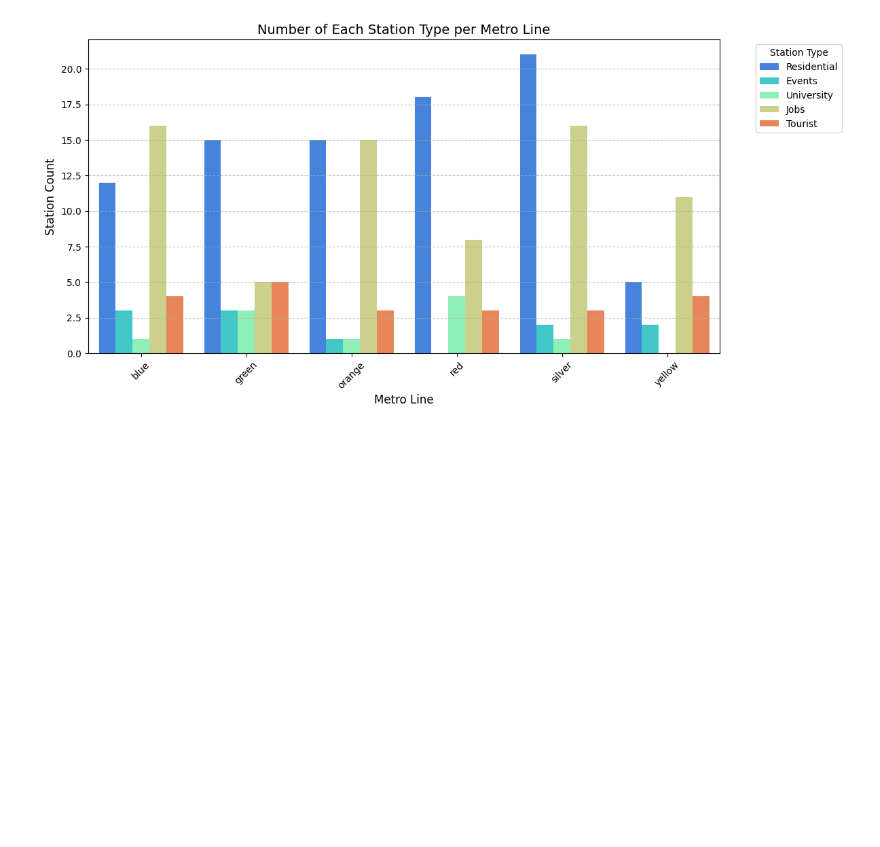
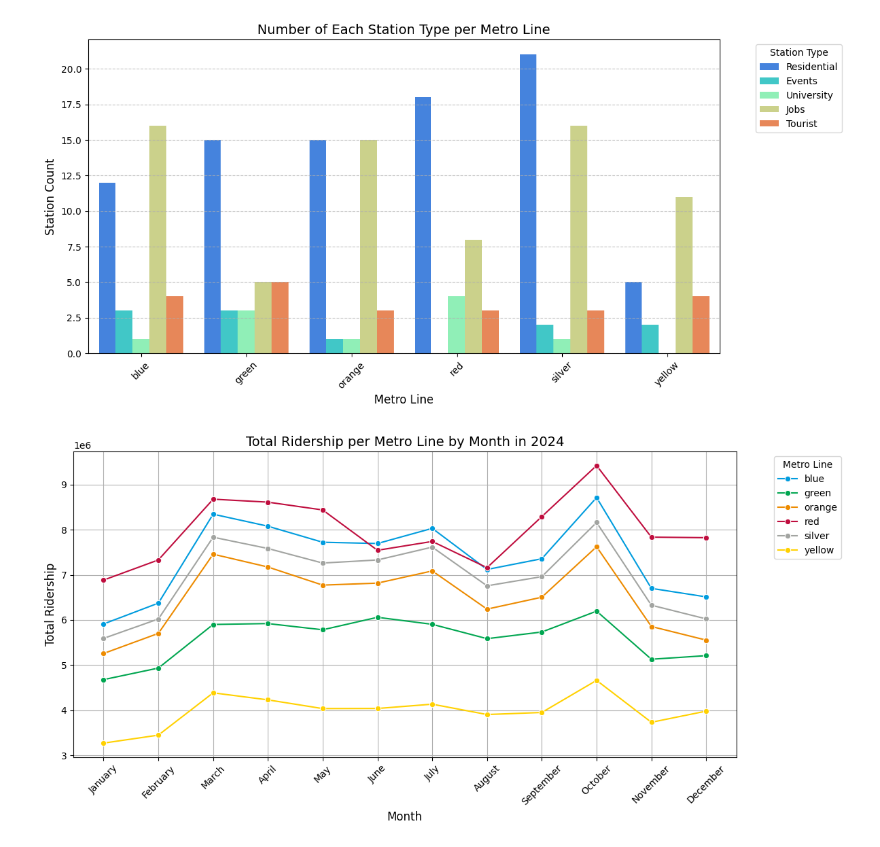
Before and after one commit to maya-mp/WMATA_Analysis, a Jupyter notebook: Info_Challenge/Initial_Viz/Visualizations.ipynb, the cells around one changed output. Cells and saved outputs as stored; diff of their text form; code cells hidden in the pictures; blank space fills up the shorter version.

Commit message:
Made all assigned graphs but need to fix y axis on all

```diff
--- a/Info_Challenge/Initial_Viz/Visualizations.ipynb
+++ b/Info_Challenge/Initial_Viz/Visualizations.ipynb
@@ -429,0 +428,65 @@ plt.show()
+# %%
+#LINE PLOT OF TOTAL RIDERSHIP PER METRO LINE BY MONTH
+
+# Calculate Total Monthly Ridership
+everyday_2024_w_metro_station_df["Total Monthly Ridership"] = (
+    everyday_2024_w_metro_station_df["Total Entries"] + everyday_2024_w_metro_station_df["Total Exits"]
+)
+
+# Unpivot LINE columns
+df_melted = everyday_2024_w_metro_station_df.melt(
+    id_vars=["Month", "Total Monthly Ridership"],
+    value_vars=["LINE_1", "LINE_2", "LINE_3", "LINE_4", "LINE_5"],
+    var_name="Line_Type",
+    value_name="Metro Line"
+)
+
+# Group by 'Month' and 'Metro Line' to get total ridership per line per month
+monthly_ridership = df_melted.groupby(["Metro Line", "Month"])["Total Monthly Ridership"].sum().reset_index()
+
+# Pivot the data to have months as columns
+monthly_ridership_pivot = monthly_ridership.pivot(index="Metro Line", columns="Month", values="Total Monthly Ridership")
+
+month_order = ["January", "February", "March", "April", "May", "June",
+               "July", "August", "September", "October", "November", "December"]
+
+monthly_ridership_pivot = monthly_ridership_pivot[month_order]
+
+monthly_ridership_pivot.reset_index(inplace=True)
+
+# Melt the pivoted DataFrame to long format
+monthly_ridership_long = monthly_ridership_pivot.melt(id_vars=["Metro Line"],
+                                                     var_name="Month",
+                                                     value_name="Total Ridership")
+
+
+#line graph
+plt.figure(figsize=(12, 6))
+
+# Create a mapping from Metro Line to colors
+line_colors = {
+    "red": "#BF0D3E",
+    "blue": "#009CDE",
+    "orange": "#ED8B00",
+    "yellow": "#FFD100",
+    "green": "#00A650",
+    "silver": "#A2A4A1"
+}
+colors = [line_colors.get(line.lower(), "gray") for line in line_ridership["Metro Line"]]
+
+# Plot the line graph using the custom palette
+sns.lineplot(data=monthly_ridership_long, x="Month", y="Total Ridership", hue="Metro Line", marker="o", palette=colors)
+
+# Set plot labels and title
+plt.title("Total Ridership per Metro Line by Month in 2024", fontsize=14)
+plt.xlabel("Month", fontsize=12)
+plt.ylabel("Total Ridership", fontsize=12)
+plt.xticks(rotation=45)
+
+plt.legend(title="Metro Line", bbox_to_anchor=(1.05, 1), loc="upper left")
+plt.grid(True)
+plt.tight_layout()
+
+plt.show()
+# %% [output]
+[figure, added]
```
Also changed, not shown: parts of 3 cells of this notebook.
